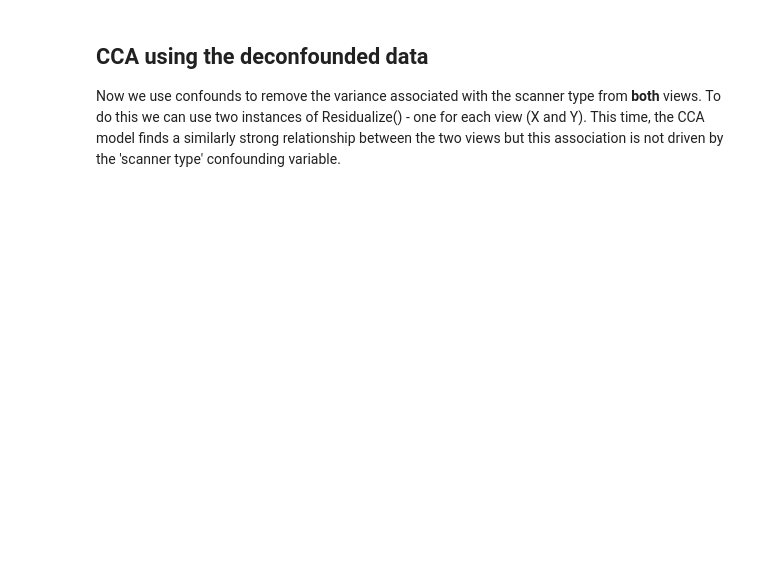
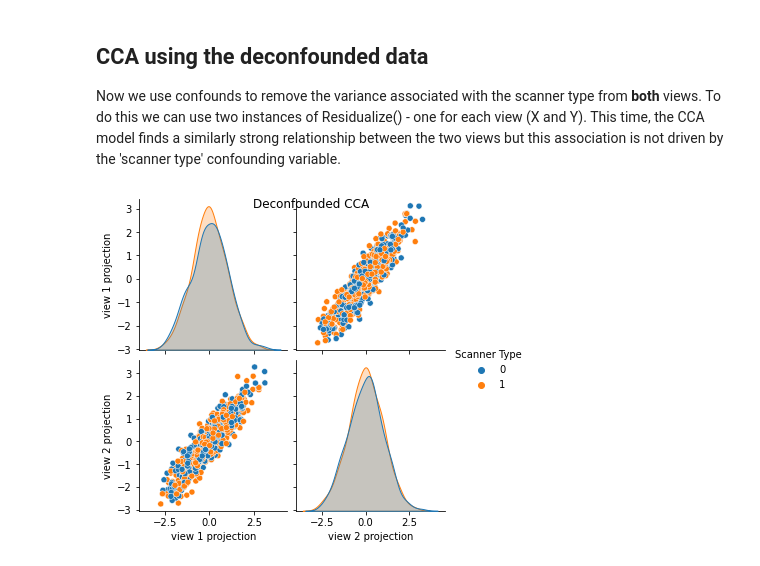
Before and after one commit to raamana/confounds, a Jupyter notebook: demos/deconfounding_cca.ipynb, the cells around one changed output. Cells and saved outputs as stored; diff of their text form; code cells hidden in the pictures; blank space fills up the shorter version.

```diff
--- a/demos/deconfounding_cca.ipynb
+++ b/demos/deconfounding_cca.ipynb
@@ -94,21 +82,23 @@ Now we use confounds to remove the variance associated with the scanner type fro
 # %%
 # We can use Residualize() to regress out the effect of the confounding variable
 resid_x = Residualize()
 resid_y = Residualize()
 resid_x.fit(X, confound)
 resid_y.fit(Y, confound)
 deconf_X = resid_x.transform(X, confound)
 deconf_Y = resid_y.transform(Y, confound)
 
 # Fit a CCA to the deconfounded data
 deconf_cca = CCA().fit((deconf_X, deconf_Y))
-deconf_transformed_x, deconf_transform_y = deconf_cca.transform((deconf_X,deconf_Y))
+deconf_transform_x, deconf_transform_y = deconf_cca.transform((deconf_X,deconf_Y))
 
 deconf_data = pd.DataFrame(
     {'Scanner Type': np.squeeze(confound).astype(str),
-     'view 1 projection': np.squeeze(deconf_transformed_x),
-     'view 2 projection': np.squeeze(deconf_transformed_y)})
+     'view 1 projection': np.squeeze(deconf_transform_x),
+     'view 2 projection': np.squeeze(deconf_transform_y)})
 
 cca_pp_deconf = sns.pairplot(deconf_data, hue='Scanner Type')
 cca_pp_deconf.fig.suptitle('Deconfounded CCA')
 plt.show()
+# %% [output]
+[figure, added]
```
Also changed, not shown: parts of 2 cells of this notebook, 5 other files.
